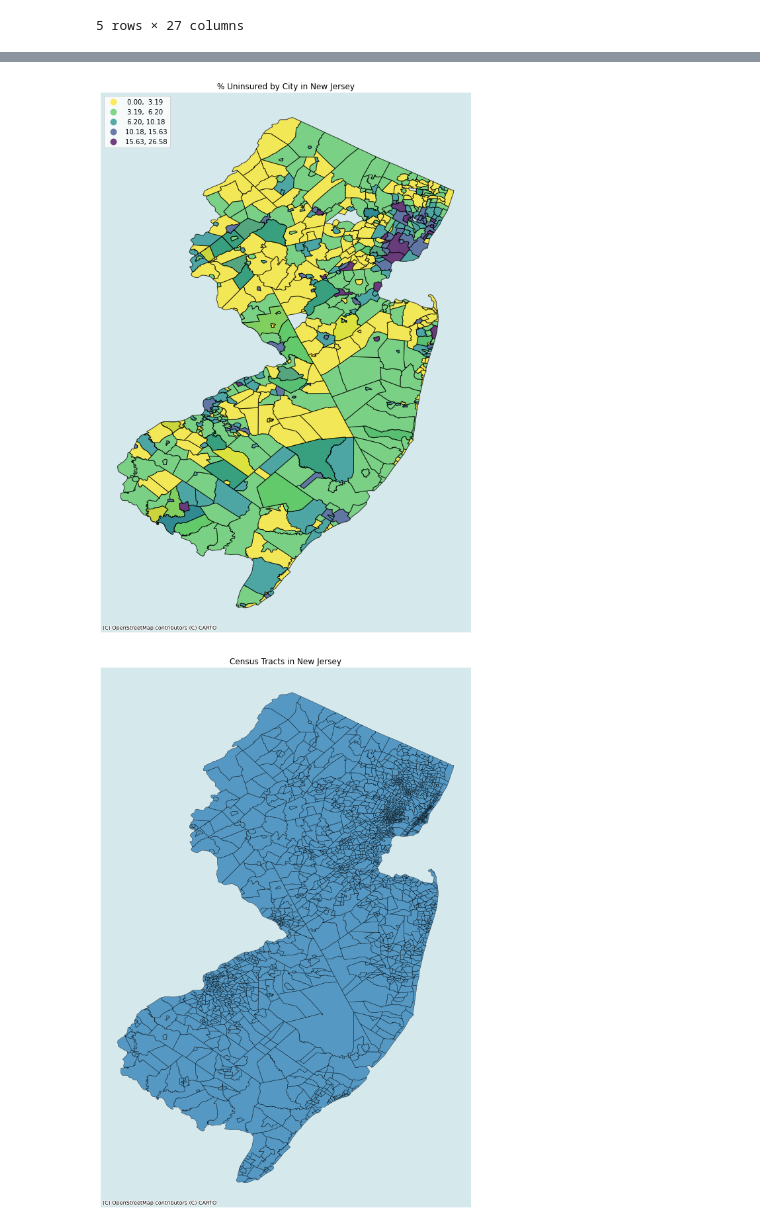
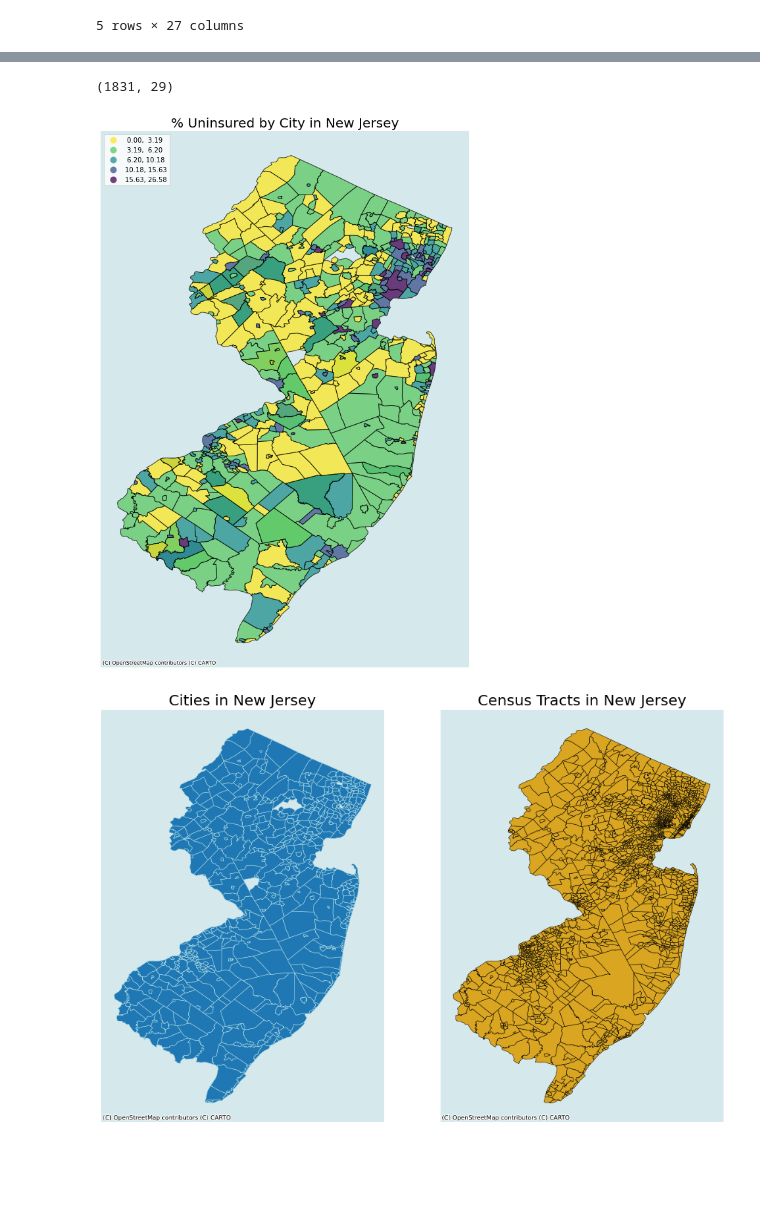
Before and after one commit to Myself1214/Pushing-P-Breakers, a Jupyter notebook: tobler_interpolation_test.ipynb, the cells around one changed output, grey strips where cells are left out. Drawn from its saved outputs; the diff is of its cells as text; code cells hidden in the pictures; blank space fills up the shorter version.

```diff
--- a/tobler_interpolation_test.ipynb
+++ b/tobler_interpolation_test.ipynb
@@ -195,3 +258,7 @@ tract.head()
+# %%
+tract_info.shape
+# %% [output]
+(1831, 29)
 # %%
 # Set up figure and a single axis
 f, ax = plt.subplots(1, figsize=(15, 15))
@@ -215,31 +282,33 @@ contextily.add_basemap(
     source=contextily.providers.CartoDB.Voyager,
 )
 
-plt.title('% Uninsured by City in New Jersey')
+plt.title('% Uninsured by City in New Jersey', fontsize=20)
 ax.set_axis_off();
 # %% [output]
-[figure, old version]
+[figure, new version]
 # %%
-# Set up figure and a single axis
-f, ax = plt.subplots(1, figsize=(15, 15))
+fig, ax = plt.subplots(1,2, figsize=(15,20))
 
-# Build choropleth
-tract.plot(
-    edgecolor='black',
-    alpha = 0.7,
-    ax = ax,
-    linewidth = 0.5
-)
+df.plot(ax=ax[0], edgecolor = 'powderblue', linewidth = 0.5)
+tract.plot(ax=ax[1], color = 'goldenrod',edgecolor = 'black', linewidth = 0.5)
+
+
 # Add basemap
 contextily.add_basemap(
-    ax,
+    ax[0],
     source=contextily.providers.CartoDB.Voyager,
 )
 
-plt.title('Census Tracts in New Jersey')
-ax.set_axis_off();
+contextily.add_basemap(
+    ax[1],
+    source=contextily.providers.CartoDB.Voyager
+)
+ax[0].set_title('Cities in New Jersey', fontsize=20)
+ax[1].set_title('Census Tracts in New Jersey', fontsize=20)
+ax[0].axis('off')
+ax[1].axis('off');
 # %% [output]
-[figure, old version]
+[figure, new version]
 # %%
 # Set df to the same Coordinate System as Tract
 df = df.set_crs(tract.crs)
```
Also changed, not shown: parts of 12 cells of this notebook, 1 other file.
